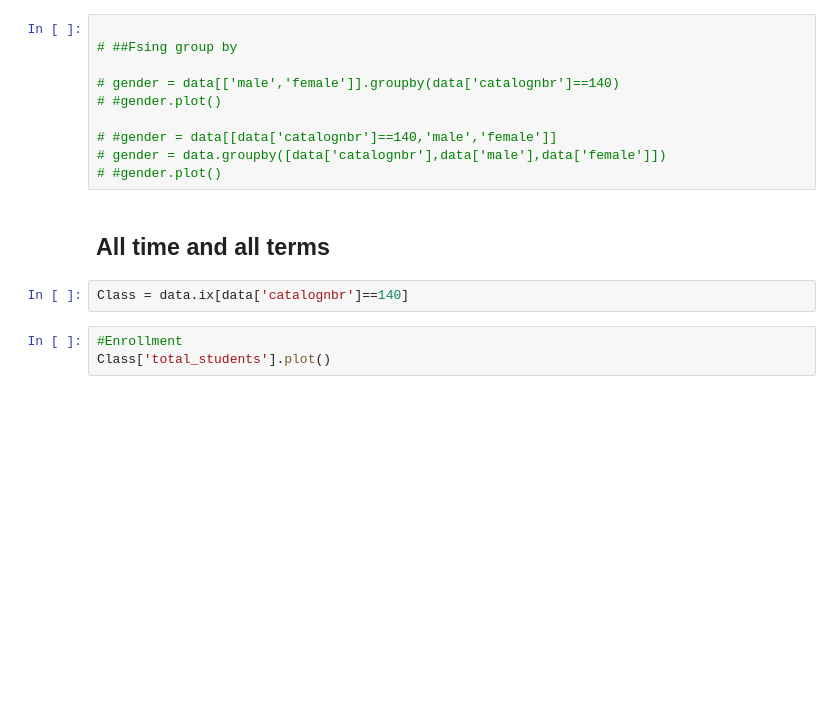
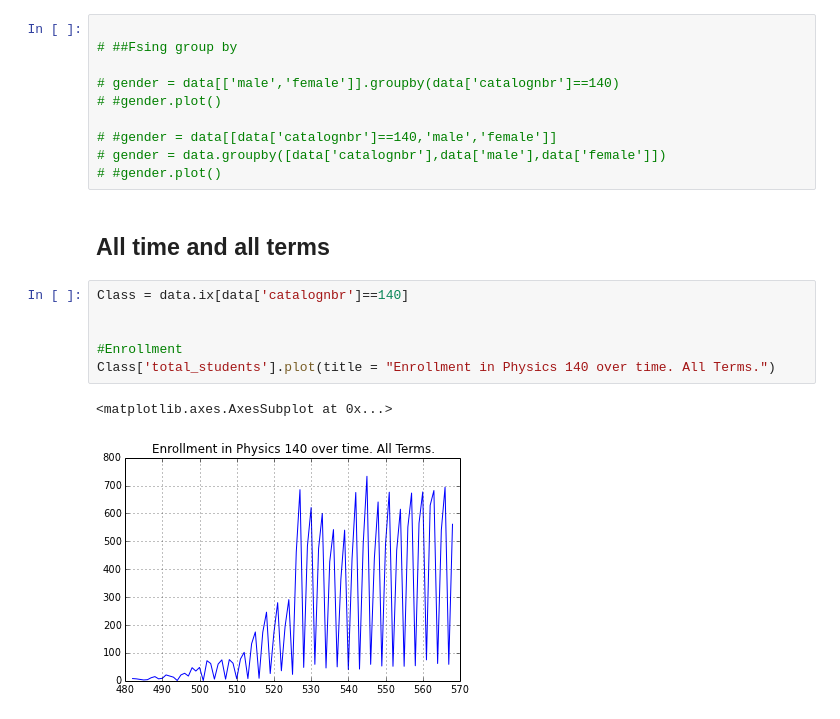
Before and after one commit to mkowshik/scaling-tribble, a Jupyter notebook: REBUILD DATA scripts/Physics/Physics 140.ipynb, the cells around one changed output. Saved outputs shown, nothing was run; the diff lists cells and outputs as text; blank space fills up the shorter version.

```diff
--- a/REBUILD DATA scripts/Physics/Physics 140.ipynb
+++ b/REBUILD DATA scripts/Physics/Physics 140.ipynb
@@ -23,6 +21,10 @@ data.columns.values
 ## All time and all terms
 # %%
 Class = data.ix[data['catalognbr']==140]
+
+
+#Enrollment
+Class['total_students'].plot(title = "Enrollment in Physics 140 over time. All Terms.")
+# %% [output]
+<matplotlib.axes.AxesSubplot at 0x...>
+[figure, added]
-# %%
-#Enrollment
-Class['total_students'].plot()
```
Also changed, not shown: parts of 20 cells of this notebook.
